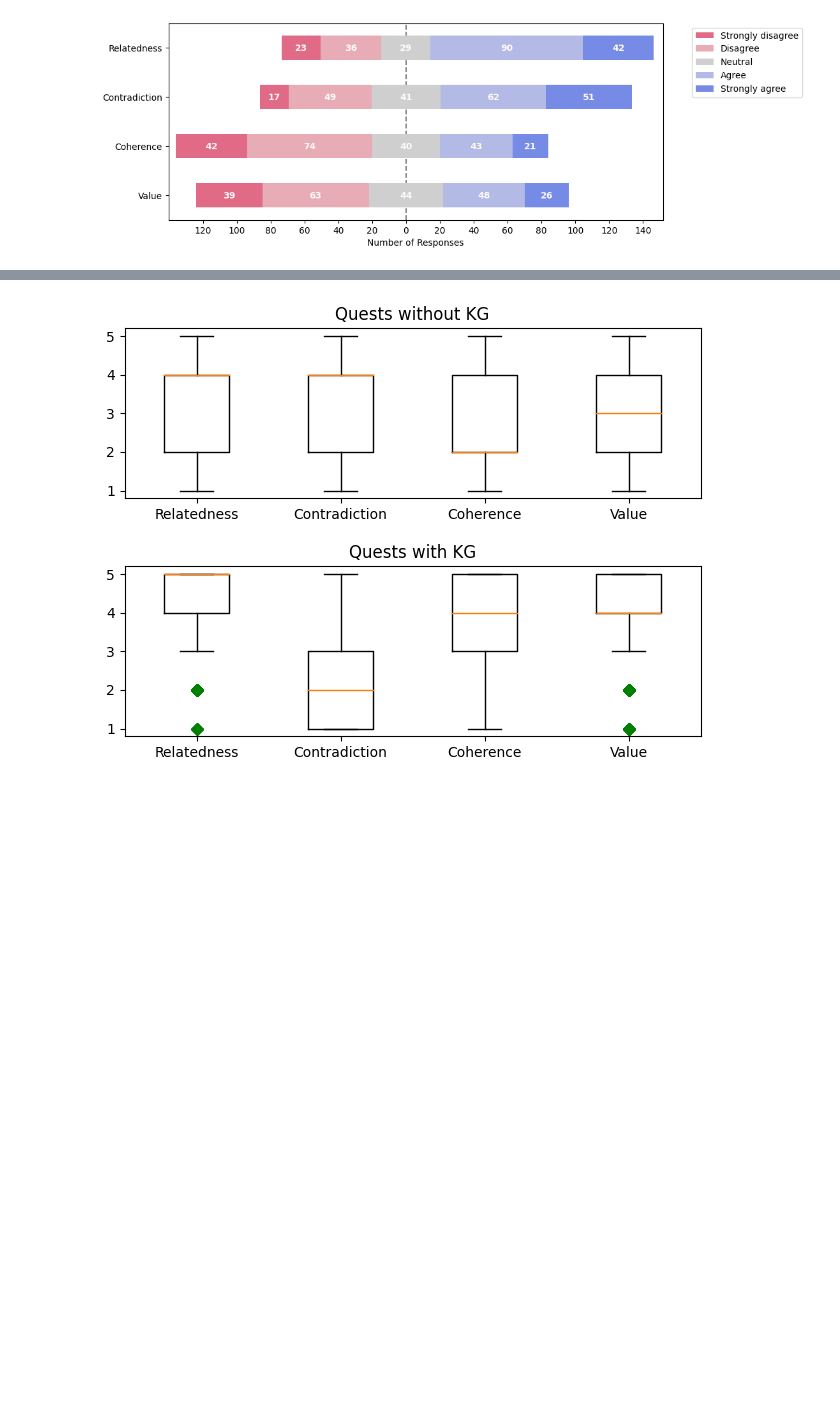
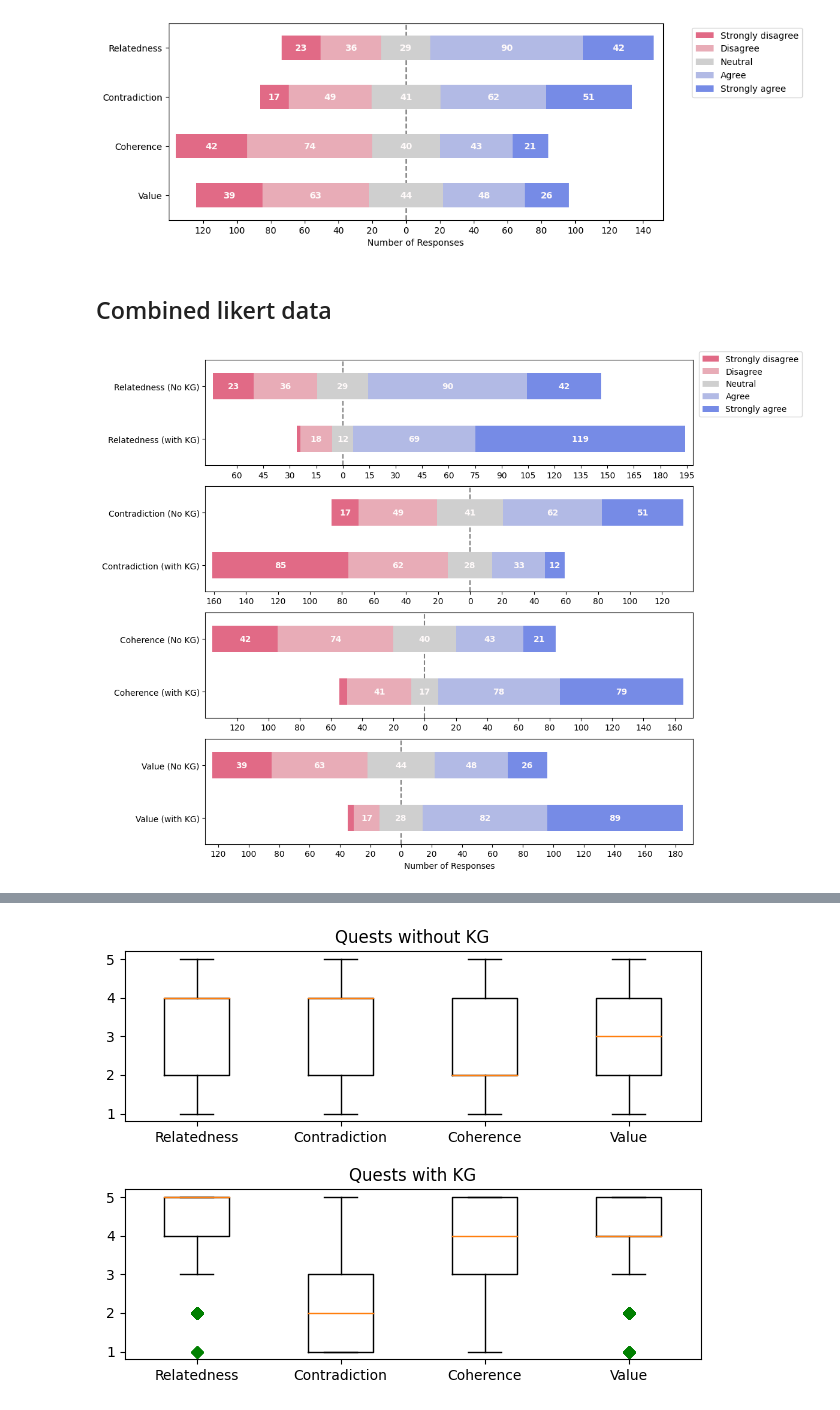
Before and after one commit to zedd-08/thesis-implementations, a Jupyter notebook: evaluation/eval-likert-graphs.ipynb, the cells around one changed output, grey strips where cells are left out. Cells and saved outputs as stored; diff of their text form; code cells hidden in the pictures; blank space fills up the shorter version.

```diff
--- a/evaluation/eval-likert-graphs.ipynb
+++ b/evaluation/eval-likert-graphs.ipynb
@@ -169,3 +169,66 @@ plot_likert.plot_likert(no_kg_data, likert_values,
 # %% [output]
 <Axes: xlabel='Number of Responses'>
 [figure]
+# %% [markdown]
+## Combined likert data
+# %%
+combined_rel_likert, combined_cont_likert, combined_coh_likert, combined_val_likert = pd.DataFrame(), pd.DataFrame(), pd.DataFrame(), pd.DataFrame()
+# %%
+combined_rel_likert[f'Relatedness (No KG)'] = no_kg_data['Relatedness']
+combined_rel_likert[f'Relatedness (with KG)'] = kg_data['Relatedness']
+
+combined_cont_likert[f'Contradiction (No KG)'] = no_kg_data['Contradiction']
+combined_cont_likert[f'Contradiction (with KG)'] = kg_data['Contradiction']
+
+combined_coh_likert[f'Coherence (No KG)'] = no_kg_data['Coherence']
+combined_coh_likert[f'Coherence (with KG)'] = kg_data['Coherence']
+
+combined_val_likert[f'Value (No KG)'] = no_kg_data['Value']
+combined_val_likert[f'Value (with KG)'] = kg_data['Value']
+# %%
+# plot_likert.plot_likert(no_kg_data, likert_values,
+#     bar_labels=True, bar_labels_color="snow", colors=my_likert_colors, figsize=(10,4))
+
+fig, (ax1, ax2, ax3, ax4) = plt.subplots(nrows=4, ncols=1, figsize=(10.5,10.5))
+plot_likert.plot_likert(combined_rel_likert, likert_values,
+                        plot_percentage=False,
+                        bar_labels=True,
+                        bar_labels_color="snow",
+                        colors=my_likert_colors,
+                        ax=ax1,
+                        legend=0,
+                       );
+plot_likert.plot_likert(combined_cont_likert, likert_values,
+                        plot_percentage=False,
+                        bar_labels=True,
+                        bar_labels_color="snow",
+                        colors=my_likert_colors,
+                        ax=ax2,
+                        legend=0,
+                       );
+plot_likert.plot_likert(combined_coh_likert, likert_values,
+                        plot_percentage=False,
+                        bar_labels=True,
+                        bar_labels_color="snow",
+                        colors=my_likert_colors,
+                        ax=ax3,
+                        legend=0,
+                       );
+plot_likert.plot_likert(combined_val_likert, likert_values,
+                        plot_percentage=False,
+                        bar_labels=True,
+                        bar_labels_color="snow",
+                        colors=my_likert_colors,
+                        ax=ax4,
+                        legend=0,
+                       );
+
+# display a single legend for the whole figure
+ax1.xaxis.set_label_text('')
+ax2.xaxis.set_label_text('')
+ax3.xaxis.set_label_text('')
+handles, labels = ax1.get_legend_handles_labels()
+fig.legend(handles, labels, bbox_to_anchor=(1.08, .9))
+plt.show()
+# %% [output]
+[figure, added]
```
Also changed, not shown: parts of 4 cells of this notebook, 4 other files.
